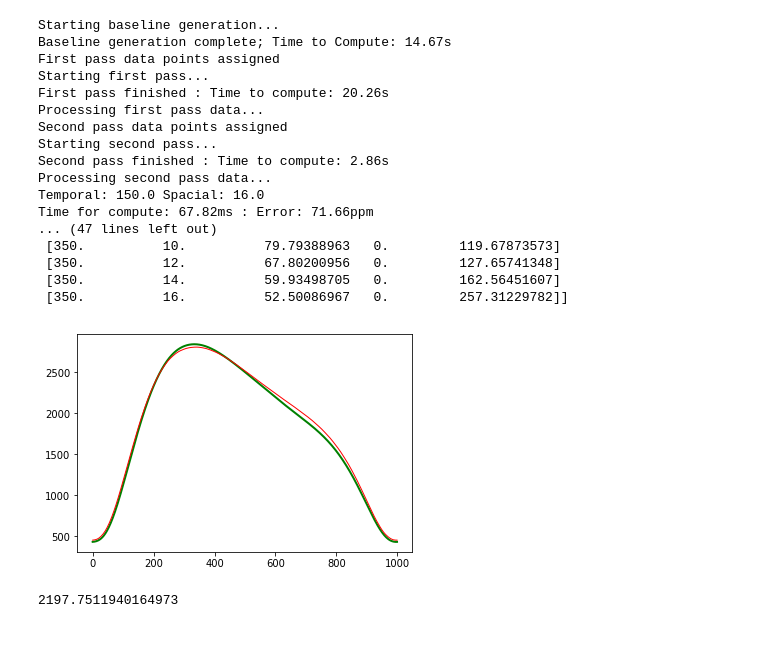
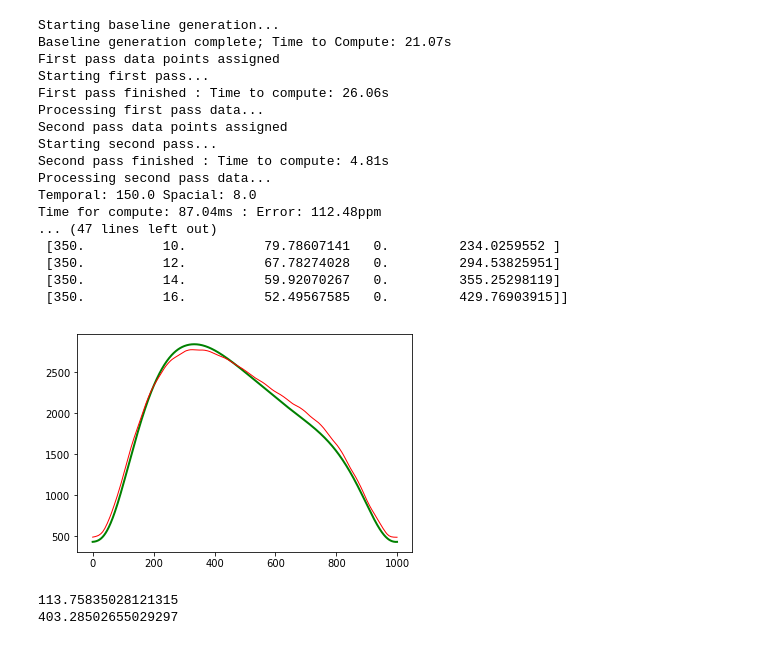
Before and after one commit to ZYVE255/ebm-optimizer, a Jupyter notebook: FishNet-DoubleTake_Tester_Module.ipynb, the cells around one changed output. Cells and saved outputs as stored; diff of their text form; code cells hidden in the pictures.

```diff
--- a/FishNet-DoubleTake_Tester_Module.ipynb
+++ b/FishNet-DoubleTake_Tester_Module.ipynb
@@ -20,7 +20,7 @@ def Optimize(_planet, _star, _error, verbose=False):
     if (verbose == True):
         print("Starting baseline generation...")
 
-    baseUpdates = 3000. #Amount of timesteps in baseline
+    baseUpdates = 5000. #Amount of timesteps in baseline
     baseOrbits = 2 #Amount of orbits in baseline
 
     planet.map = ebm.Map.Map(nlat=48)
@@ -146,6 +146,7 @@ def Optimize(_planet, _star, _error, verbose=False):
         system = ebm.System(star, planet)
 
         TotalTimeToCompute = 0.
+        ttcInt = time.time()
 
         Teq = system.get_teq()
         T0 = np.ones_like(system.planet.map.values)*Teq
@@ -153,7 +154,6 @@ def Optimize(_planet, _star, _error, verbose=False):
         t1 = t0+system.planet.Porb*1
         dt = system.planet.Porb/dataDouble[i,0]
         times, maps, ttc = system.run_model_tester(T0, t0, t1, dt, verbose=False)
-        TotalTimeToCompute += ttc
 
         if (planet.orbit.e != 0):
             T0 = maps[-1]
@@ -161,7 +161,6 @@ def Optimize(_planet, _star, _error, verbose=False):
             t1 = t0+system.planet.Porb
             dt = system.planet.Porb/dataDouble[i,0]
             times, maps, ttc = system.run_model_tester(T0, t0, t1, dt, verbose=False, intermediates=True)
-            TotalTimeToCompute += ttc
 
         testLightcurve = system.lightcurve(times, maps, bolo=False, wav=4.5e-6)
 
@@ -171,6 +170,8 @@ def Optimize(_planet, _star, _error, verbose=False):
         phaseTest = phaseTest[order]
         testLightcurve = np.interp(phaseBaseline, phaseTest, testLightcurve)
 
+        ttcFin = time.time()
+        TotalTimeToCompute = ttcFin - ttcInt
         dataDouble[i,2] = (1e6)*(np.amax(np.absolute(baselineLightcurve - testLightcurve)))
         dataDouble[i,4] = TotalTimeToCompute*(1e3)
     tFin = time.time()
@@ -232,27 +233,23 @@ def Optimize(_planet, _star, _error, verbose=False):
         plt.plot((baselineLightcurve)*1e6, lw=2, c='g')
         plt.plot((testLightcurve)*1e6, lw=1, c='r')
 # %%
-Optimize(planetPrime, starPrime, 80., True)
+Optimize(planetPrime, starPrime, 125., True)
 # %% [output]
 Starting baseline generation...
-Baseline generation complete; Time to Compute: 14.67s
+Baseline generation complete; Time to Compute: 21.07s
 First pass data points assigned
 Starting first pass...
-First pass finished : Time to compute: 20.26s
+First pass finished : Time to compute: 26.06s
 Processing first pass data...
 Second pass data points assigned
 Starting second pass...
-Second pass finished : Time to compute: 2.86s
+Second pass finished : Time to compute: 4.81s
 Processing second pass data...
-Temporal: 150.0 Spacial: 16.0
-Time for compute: 67.82ms : Error: 71.66ppm
+Temporal: 150.0 Spacial: 8.0
+Time for compute: 87.04ms : Error: 112.48ppm
 ... (47 lines left out)
- [350.          10.          79.79388963   0.         119.67873573]
- [350.          12.          67.80200956   0.         127.65741348]
- [350.          14.          59.93498705   0.         162.56451607]
- [350.          16.          52.50086967   0.         257.31229782]]
+ [350.          10.          79.78607141   0.         234.0259552 ]
+ [350.          12.          67.78274028   0.         294.53825951]
+ [350.          14.          59.92070267   0.         355.25298119]
+ [350.          16.          52.49567585   0.         429.76903915]]
-[figure, old version]
+[figure, new version]
-# %%
-ebm.System(starPrime, planetPrime).get_teq()
-# %% [output]
-2197.7511940164973
@@ -258,0 +328,6 @@ ebm.System(starPrime, planetPrime).get_teq()
+# %%
+print(error)
+print(ttc)
+# %% [output]
+113.75835028121315
+403.28502655029297
```
Also changed, not shown: parts of 1 cell of this notebook, 3 other files.
